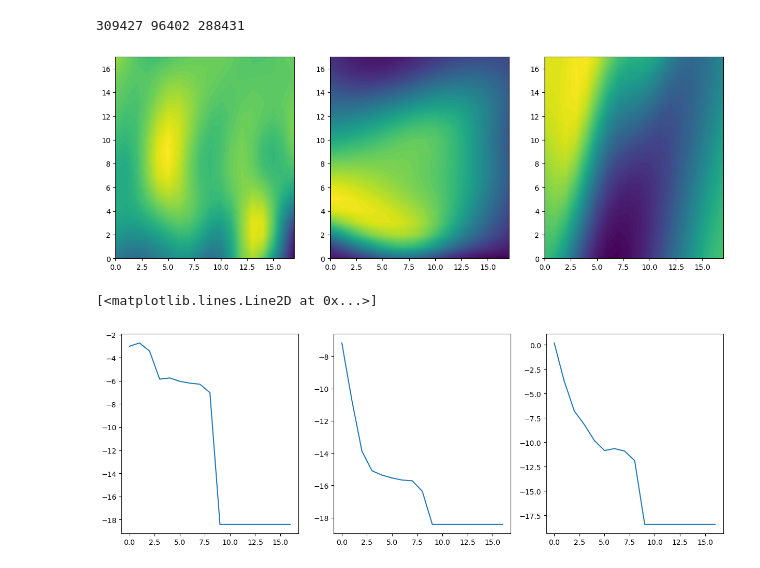
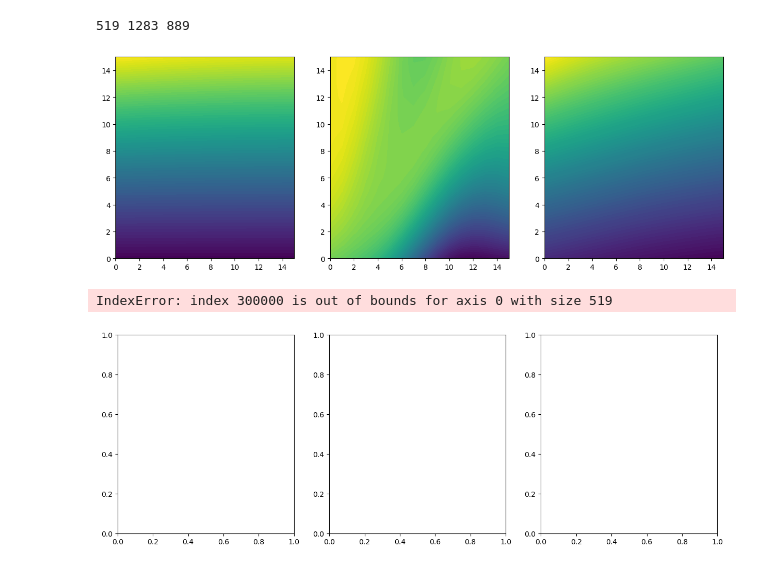
Before and after one commit to cmudrc/ALDS, a Jupyter notebook: data.ipynb, the cells around one changed output. Cells and saved outputs as stored; diff of their text form; code cells hidden in the pictures.

```diff
--- a/data.ipynb
+++ b/data.ipynb
@@ -11,5 +13,5 @@ from models.classifier import *
 # %%
-dataset = JHTDB_RECTANGULAR(root='data/jhtdb_transition_bl', tstart=1, tend=10, fields='u', dataset='transition_bl', partition=True, sub_size=14)
+dataset = JHTDB_RECTANGULAR_BOUNDARY(root='data/jhtdb_transition_bc', tstart=1, tend=10, fields='u', dataset='transition_bl', partition=True, sub_size=14)
 full_sample_ = dataset.get_one_full_sample(100)
 # %%
 full_sample = full_sample_[1]
@@ -93,25 +96,25 @@ print(pred[idx1], pred[idx2], pred[idx3])
 # %%
 # locate label 1 samples and label 2 samples
 label_0_loc = np.where(pred == 0)
 label_1_loc = np.where(pred == 1)
 label_2_loc = np.where(pred == 2)
 
 print(len(label_0_loc[0]), len(label_1_loc[0]), len(label_2_loc[0]))
 
 fig, ax = plt.subplots(1, 3, figsize=(15, 5))
-ax[0].contourf(full_sample[label_0_loc[0][300000]].squeeze(), levels=100)
-ax[1].contourf(full_sample[label_1_loc[0][95000]].squeeze(), levels=100)
-ax[2].contourf(full_sample[label_2_loc[0][288000]].squeeze(), levels=100)
+ax[0].contourf(full_sample[label_0_loc[0][0]][:, :, 0].squeeze(), levels=100)
+ax[1].contourf(full_sample[label_1_loc[0][0]][:, :, 0].squeeze(), levels=100)
+ax[2].contourf(full_sample[label_2_loc[0][0]][:, :, 0].squeeze(), levels=100)
 
 plt.show()
 # %% [output]
-309427 96402 288431
+519 1283 889
-[figure, old version]
+[figure, new version]
 # %%
 fig, ax = plt.subplots(1, 3, figsize=(15, 5))
 ax[0].plot(latent_space[label_0_loc[0][300000]])
 ax[1].plot(latent_space[label_1_loc[0][95000]])
 ax[2].plot(latent_space[label_2_loc[0][288000]])
 # %% [output]
-[<matplotlib.lines.Line2D at 0x...>]
+IndexError: index 300000 is out of bounds for axis 0 with size 519
-[figure, old version]
+[figure, new version]
```
Also changed, not shown: parts of 7 cells of this notebook, 7 other files.
